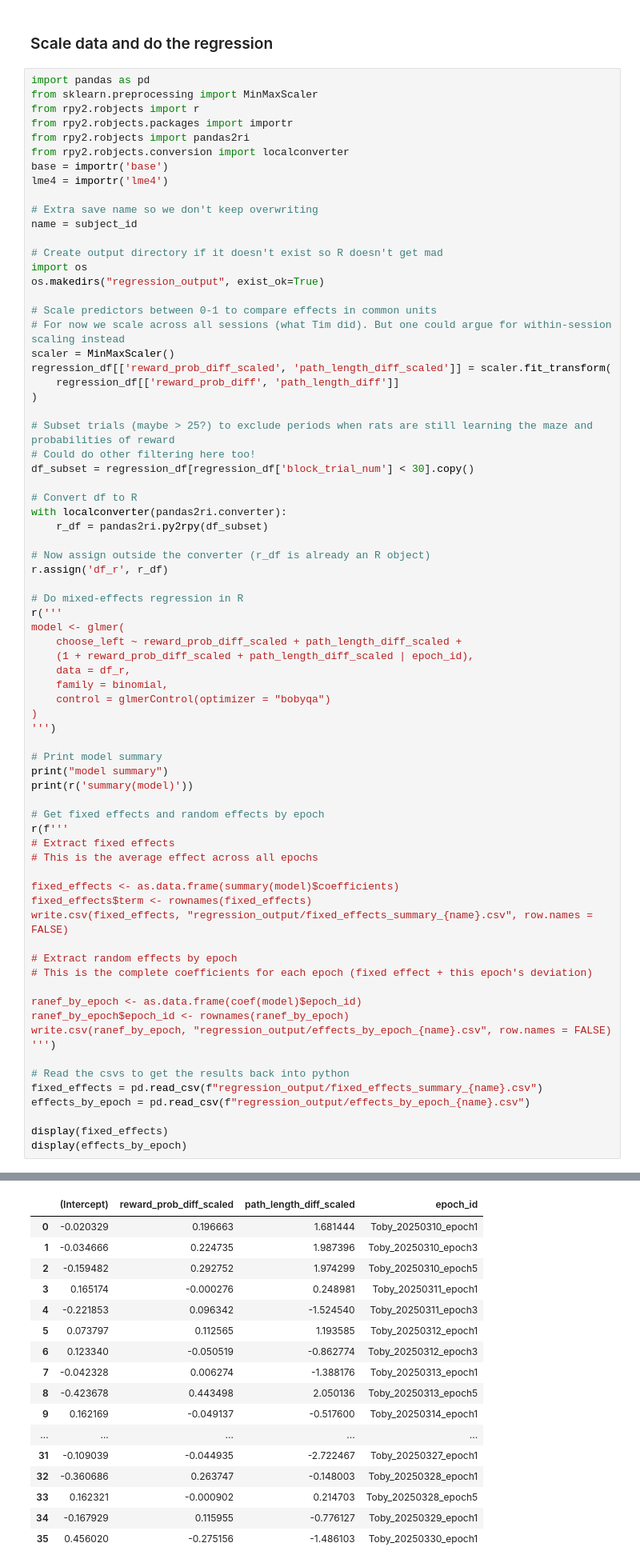
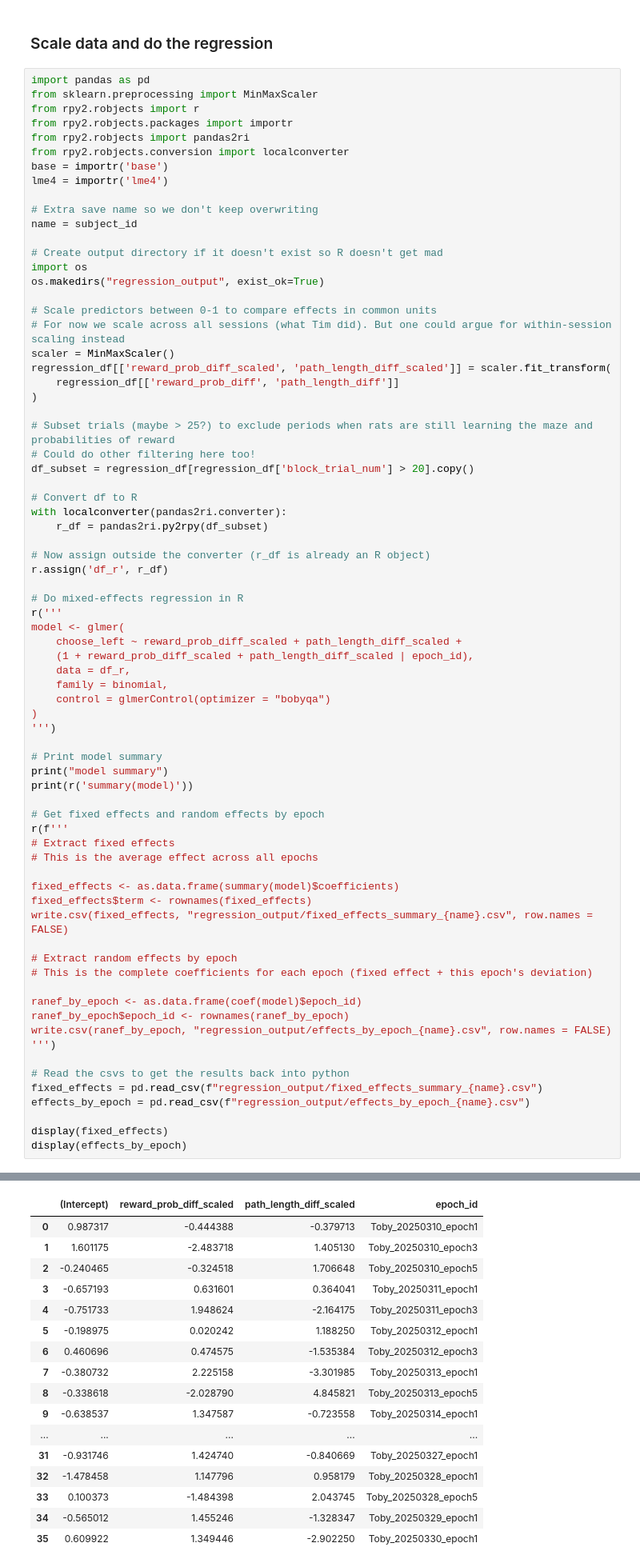
Before and after one commit to calderast/Hex-maze-spyglass, a Jupyter notebook: Choice_Analysis_Single_Animal.ipynb, the cells around one changed output, grey strips where cells are left out. Shown at 80% size. Cells and saved outputs as stored; diff of their text form.

```diff
--- a/Choice_Analysis_Single_Animal.ipynb
+++ b/Choice_Analysis_Single_Animal.ipynb
@@ -86,7 +87,7 @@ regression_df[['reward_prob_diff_scaled', 'path_length_diff_scaled']] = scaler.f
 
 # Subset trials (maybe > 25?) to exclude periods when rats are still learning the maze and probabilities of reward
 # Could do other filtering here too!
-df_subset = regression_df[regression_df['block_trial_num'] < 30].copy()
+df_subset = regression_df[regression_df['block_trial_num'] > 20].copy()
 
 # Convert df to R
 with localconverter(pandas2ri.converter):
@@ -158,20 +159,20 @@ pth_lngth__ -0.586  0.088
 |  | (Intercept) | reward_prob_diff_scaled | path_length_diff_scaled | epoch_id |
-| 0 | -0.020329 | 0.196663 | 1.681444 | Toby_20250310_epoch1 |
-| 1 | -0.034666 | 0.224735 | 1.987396 | Toby_20250310_epoch3 |
-| 2 | -0.159482 | 0.292752 | 1.974299 | Toby_20250310_epoch5 |
-| 3 | 0.165174 | -0.000276 | 0.248981 | Toby_20250311_epoch1 |
-| 4 | -0.221853 | 0.096342 | -1.524540 | Toby_20250311_epoch3 |
-| 5 | 0.073797 | 0.112565 | 1.193585 | Toby_20250312_epoch1 |
-| 6 | 0.123340 | -0.050519 | -0.862774 | Toby_20250312_epoch3 |
-| 7 | -0.042328 | 0.006274 | -1.388176 | Toby_20250313_epoch1 |
-| 8 | -0.423678 | 0.443498 | 2.050136 | Toby_20250313_epoch5 |
-| 9 | 0.162169 | -0.049137 | -0.517600 | Toby_20250314_epoch1 |
+| 0 | 0.987317 | -0.444388 | -0.379713 | Toby_20250310_epoch1 |
+| 1 | 1.601175 | -2.483718 | 1.405130 | Toby_20250310_epoch3 |
+| 2 | -0.240465 | -0.324518 | 1.706648 | Toby_20250310_epoch5 |
+| 3 | -0.657193 | 0.631601 | 0.364041 | Toby_20250311_epoch1 |
+| 4 | -0.751733 | 1.948624 | -2.164175 | Toby_20250311_epoch3 |
+| 5 | -0.198975 | 0.020242 | 1.188250 | Toby_20250312_epoch1 |
+| 6 | 0.460696 | 0.474575 | -1.535384 | Toby_20250312_epoch3 |
+| 7 | -0.380732 | 2.225158 | -3.301985 | Toby_20250313_epoch1 |
+| 8 | -0.338618 | -2.028790 | 4.845821 | Toby_20250313_epoch5 |
+| 9 | -0.638537 | 1.347587 | -0.723558 | Toby_20250314_epoch1 |
 | ... | ... | ... | ... | ... |
-| 31 | -0.109039 | -0.044935 | -2.722467 | Toby_20250327_epoch1 |
-| 32 | -0.360686 | 0.263747 | -0.148003 | Toby_20250328_epoch1 |
-| 33 | 0.162321 | -0.000902 | 0.214703 | Toby_20250328_epoch5 |
-| 34 | -0.167929 | 0.115955 | -0.776127 | Toby_20250329_epoch1 |
-| 35 | 0.456020 | -0.275156 | -1.486103 | Toby_20250330_epoch1 |
+| 31 | -0.931746 | 1.424740 | -0.840669 | Toby_20250327_epoch1 |
+| 32 | -1.478458 | 1.147796 | 0.958179 | Toby_20250328_epoch1 |
+| 33 | 0.100373 | -1.484398 | 2.043745 | Toby_20250328_epoch5 |
+| 34 | -0.565012 | 1.455246 | -1.328347 | Toby_20250329_epoch1 |
+| 35 | 0.609922 | 1.349446 | -2.902250 | Toby_20250330_epoch1 |
 # %% [markdown]
 ### Plot the regression coefficients
 # %%
```
Also changed, not shown: parts of 7 cells of this notebook.
